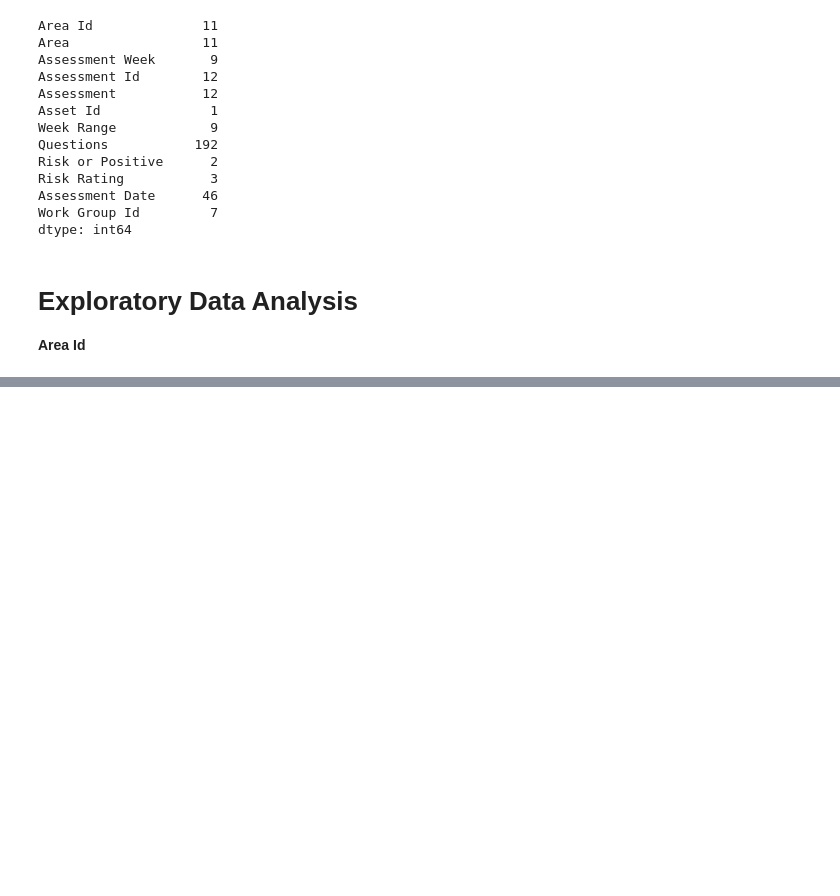
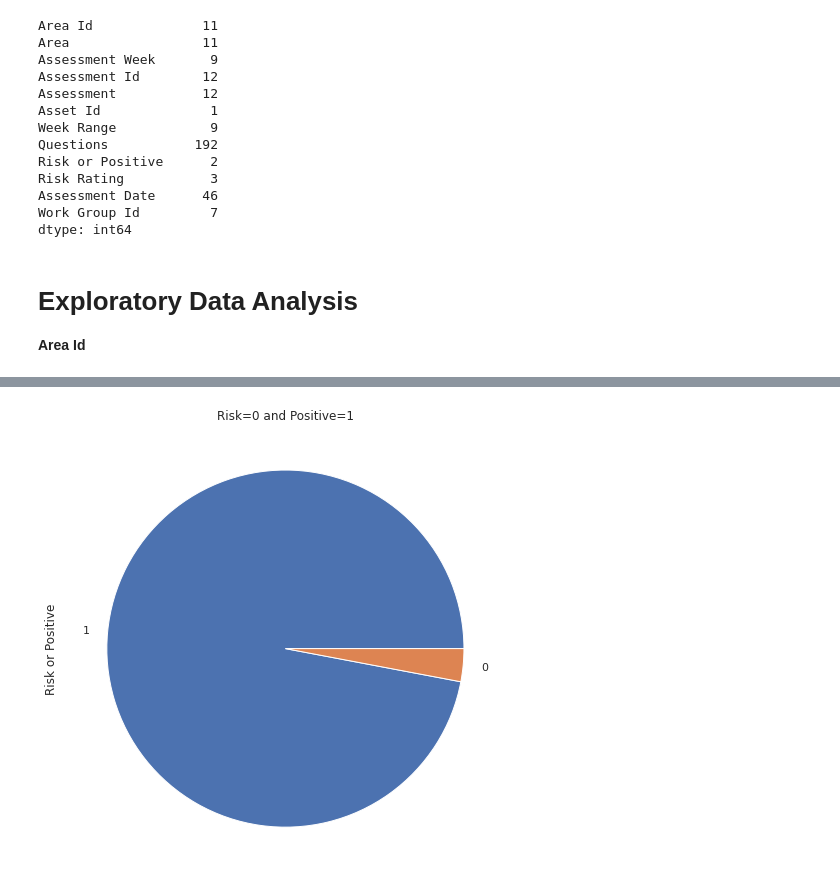
Before and after one commit to Ashik9576/NLP, a Jupyter notebook: Tekno_Assign.ipynb, the cells around one changed output, grey strips where cells are left out. Drawn from its saved outputs; the diff is of its cells as text; code cells hidden in the pictures; blank space fills up the shorter version.

```diff
--- a/Tekno_Assign.ipynb
+++ b/Tekno_Assign.ipynb
@@ -272,0 +281,6 @@ dtype: int64
+# %%
+#Risk or Positive
+a=df['Risk or Positive'].value_counts()
+d=a.plot(kind='pie', figsize = (8,10), title='Risk=0 and Positive=1')
+# %% [output]
+[figure, added]
```
Also changed, not shown: parts of 32 cells of this notebook.
